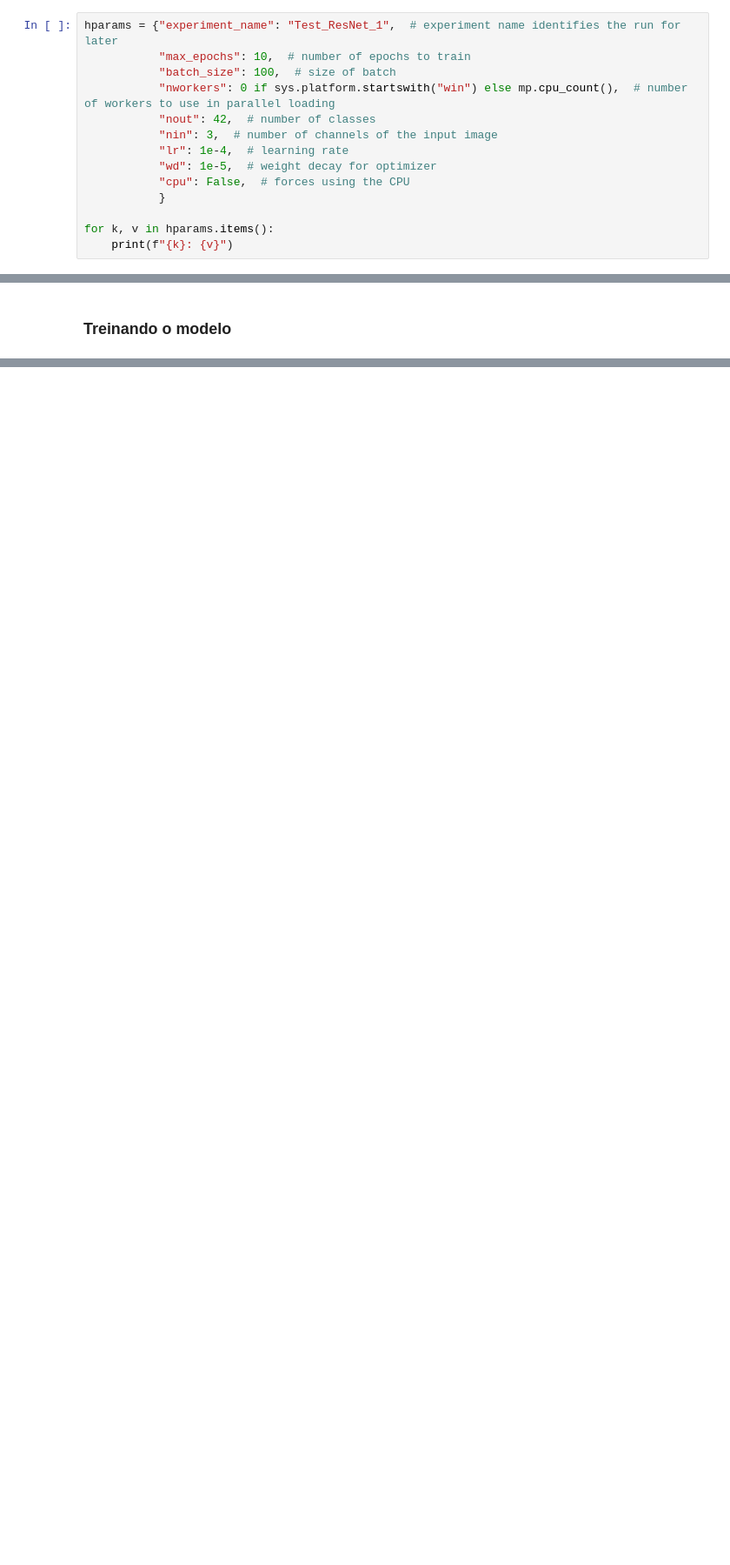
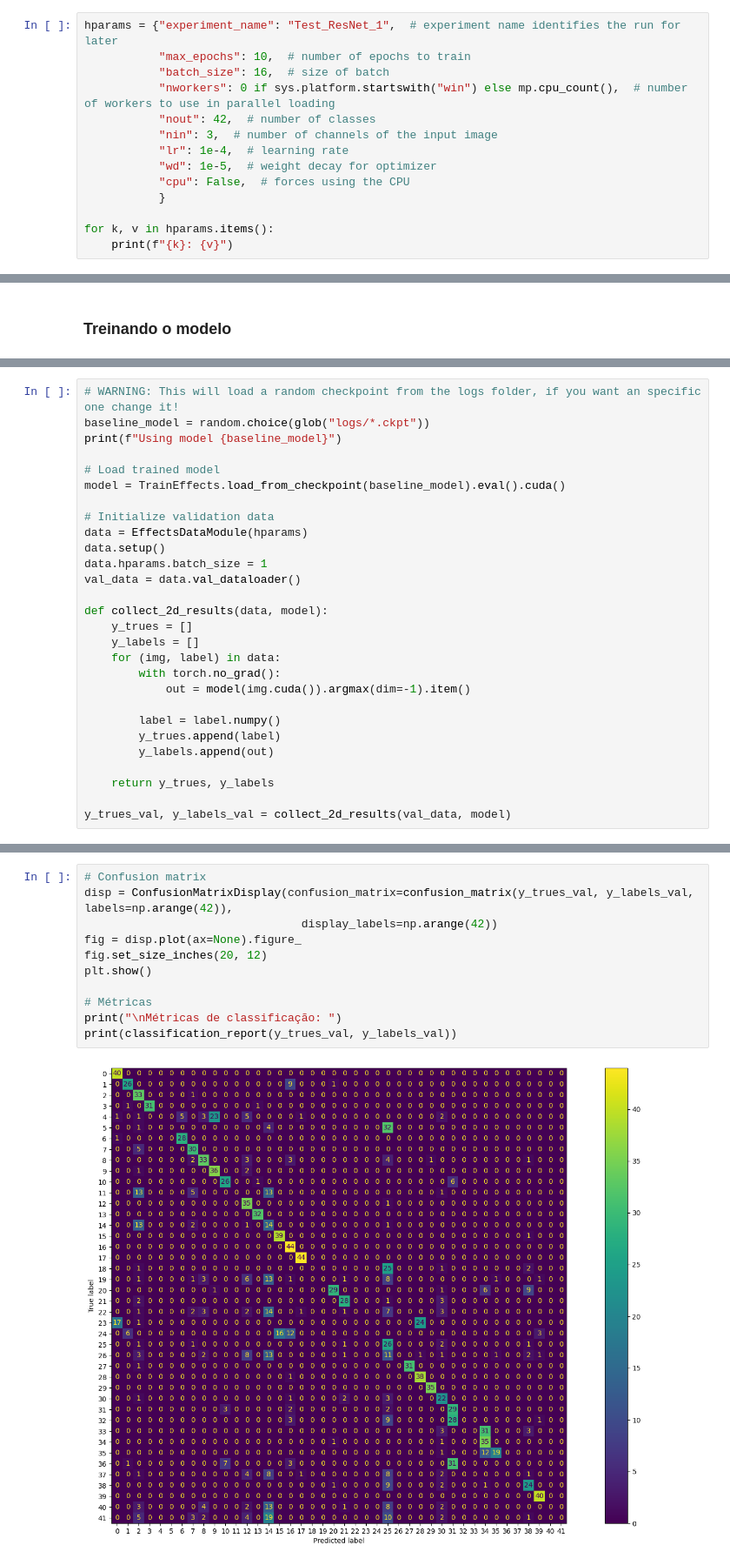
Before and after one commit to UNICAMP-EA979/2026s1-projetopi-e2-tur-22, a Jupyter notebook: Atividade.ipynb, the cells around one changed output, grey strips where cells are left out. Shown at 87% size. Saved outputs shown, nothing was run; the diff lists cells and outputs as text; blank space fills up the shorter version.

Commit message:
treinamento de cnn e análise dos resultados

```diff
--- a/Atividade.ipynb
+++ b/Atividade.ipynb
@@ -84,7 +86,7 @@ plt.show()
 # %%
 hparams = {"experiment_name": "Test_ResNet_1",  # experiment name identifies the run for later
            "max_epochs": 10,  # number of epochs to train
-           "batch_size": 100,  # size of batch
+           "batch_size": 16,  # size of batch
            "nworkers": 0 if sys.platform.startswith("win") else mp.cpu_count(),  # number of workers to use in parallel loading
            "nout": 42,  # number of classes
            "nin": 3,  # number of channels of the input image
@@ -321,0 +294,28 @@ FileNotFoundError: [Errno 2] No such file or directory
+# %%
+# WARNING: This will load a random checkpoint from the logs folder, if you want an specific one change it!
+baseline_model = random.choice(glob("logs/*.ckpt"))
+print(f"Using model {baseline_model}")
+
+# Load trained model
+model = TrainEffects.load_from_checkpoint(baseline_model).eval().cuda()
+
+# Initialize validation data
+data = EffectsDataModule(hparams)
+data.setup()
+data.hparams.batch_size = 1
+val_data = data.val_dataloader()
+
+def collect_2d_results(data, model):
+    y_trues = []
+    y_labels = []
+    for (img, label) in data:
+        with torch.no_grad():
+            out = model(img.cuda()).argmax(dim=-1).item()
+
+        label = label.numpy()
+        y_trues.append(label)
+        y_labels.append(out)
+
+    return y_trues, y_labels
+
+y_trues_val, y_labels_val = collect_2d_results(val_data, model)
@@ -321,0 +326,13 @@ FileNotFoundError: [Errno 2] No such file or directory
+# %%
+# Confusion matrix
+disp = ConfusionMatrixDisplay(confusion_matrix=confusion_matrix(y_trues_val, y_labels_val, labels=np.arange(42)),
+                                display_labels=np.arange(42))
+fig = disp.plot(ax=None).figure_
+fig.set_size_inches(20, 12)
+plt.show()
+
+# Métricas
+print("\nMétricas de classificação: ")
+print(classification_report(y_trues_val, y_labels_val))
+# %% [output]
+[figure, added]
```
Also changed, not shown: parts of 14 cells of this notebook.
